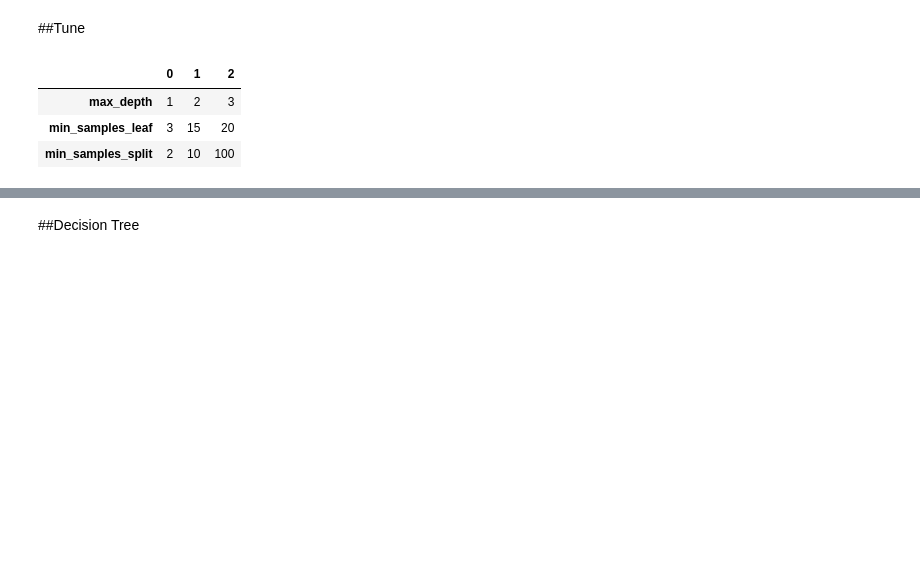
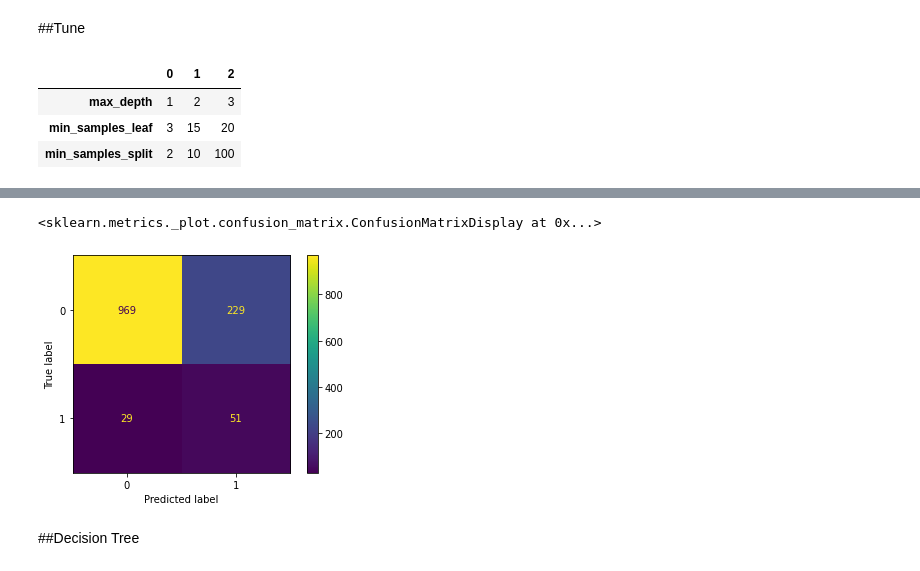
Before and after one commit to MichaelArthur224/Project-2, a Jupyter notebook: Stroke.ipynb, the cells around one changed output, grey strips where cells are left out. Cells and saved outputs as stored; diff of their text form; code cells hidden in the pictures; blank space fills up the shorter version.

```diff
--- a/Stroke.ipynb
+++ b/Stroke.ipynb
@@ -275,3 +274,8 @@ GridSearchCV(estimator=DecisionTreeClassifier(),
+# %%
+ConfusionMatrixDisplay.from_predictions(y_test, y_pred)
+# %% [output]
+<sklearn.metrics._plot.confusion_matrix.ConfusionMatrixDisplay at 0x...>
+[figure, added]
 # %% [markdown]
 ##Decision Tree
 # %%
```
Also changed, not shown: parts of 26 cells of this notebook.
